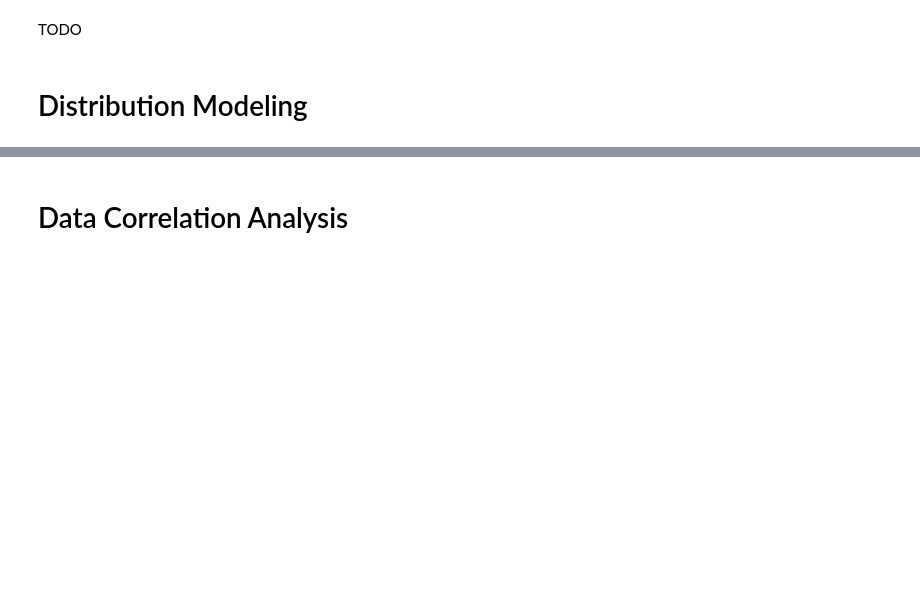
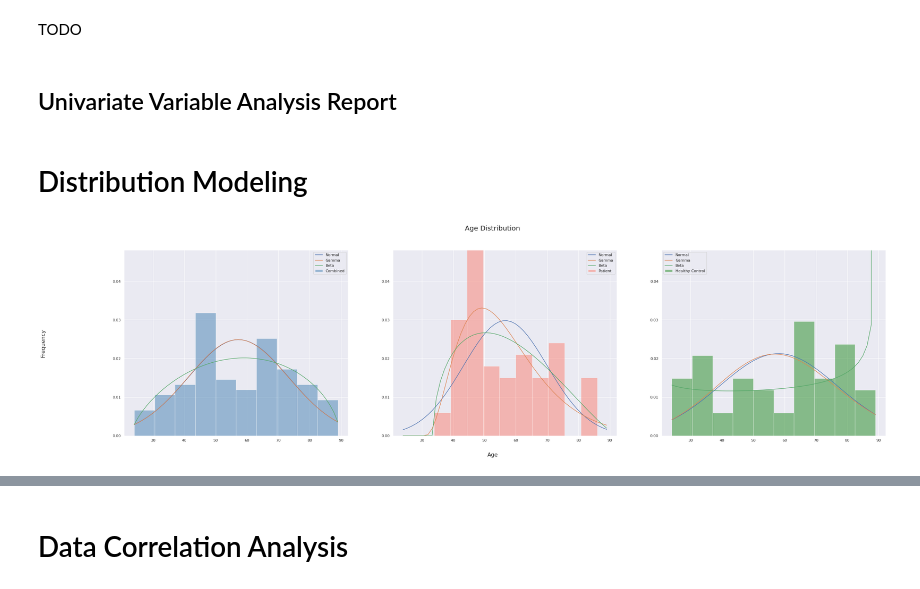
Before and after one commit to michaelmannino/cmsc320_Final, a Jupyter notebook: cancer_analysis.ipynb, the cells around one changed output, grey strips where cells are left out. Saved outputs shown, nothing was run; the diff lists cells and outputs as text; code cells hidden in the pictures; blank space fills up the shorter version.

```diff
--- a/cancer_analysis.ipynb
+++ b/cancer_analysis.ipynb
@@ -183,6 +190,8 @@ plot_histogram(df, column, f'{column} Distribution', f'{column}', 'Frequency')
 [figure]
 # %% [markdown]
 TODO
+# %% [markdown]
+## Univariate Variable Analysis Report
 # %% [markdown]
 # Distribution Modeling
 # %%
@@ -227,3 +242,8 @@ def plot_histogram_distribution(df, column, title='', xlabel='', ylabel=''):
     figure.text(0.5, 0.04, xlabel, ha='center', fontsize=16)
     figure.text(0.04, 0.5, ylabel, va='center', rotation='vertical', fontsize=16)
     plt.show()
+# %%
+column = 'Age'
+plot_histogram_distribution(df, column, f'{column} Distribution', f'{column}', 'Frequency')
+# %% [output]
+[figure, added]
```
Also changed, not shown: parts of 21 cells of this notebook.
